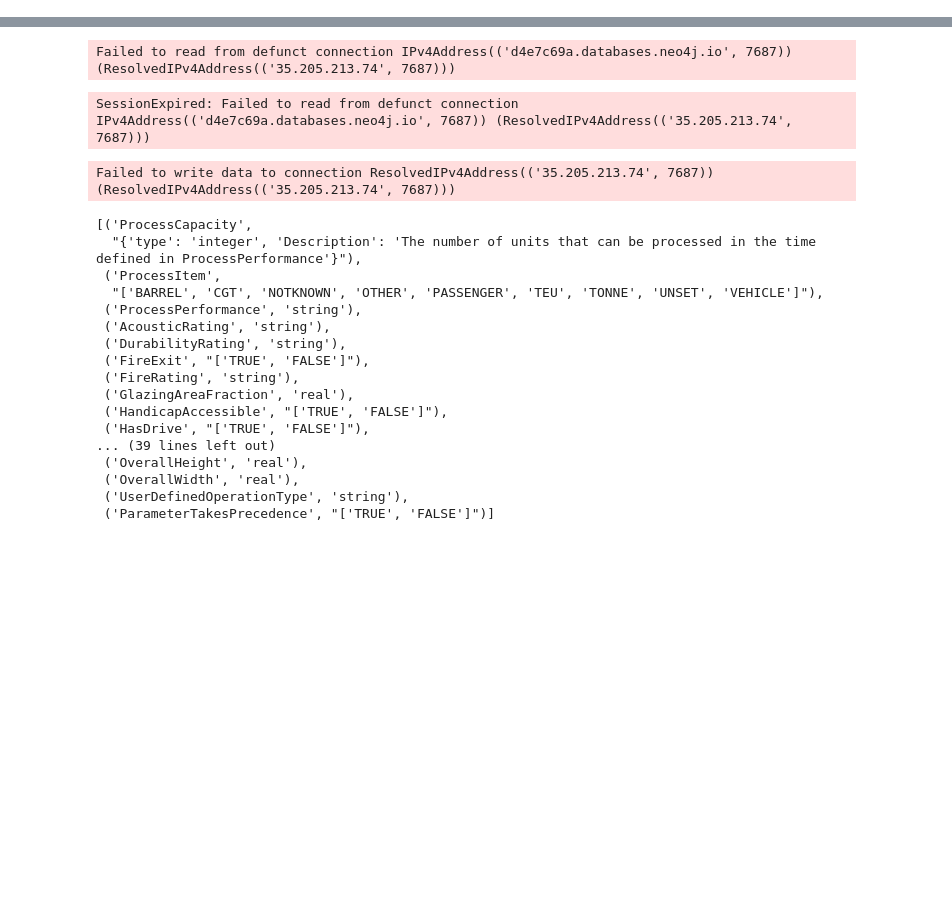
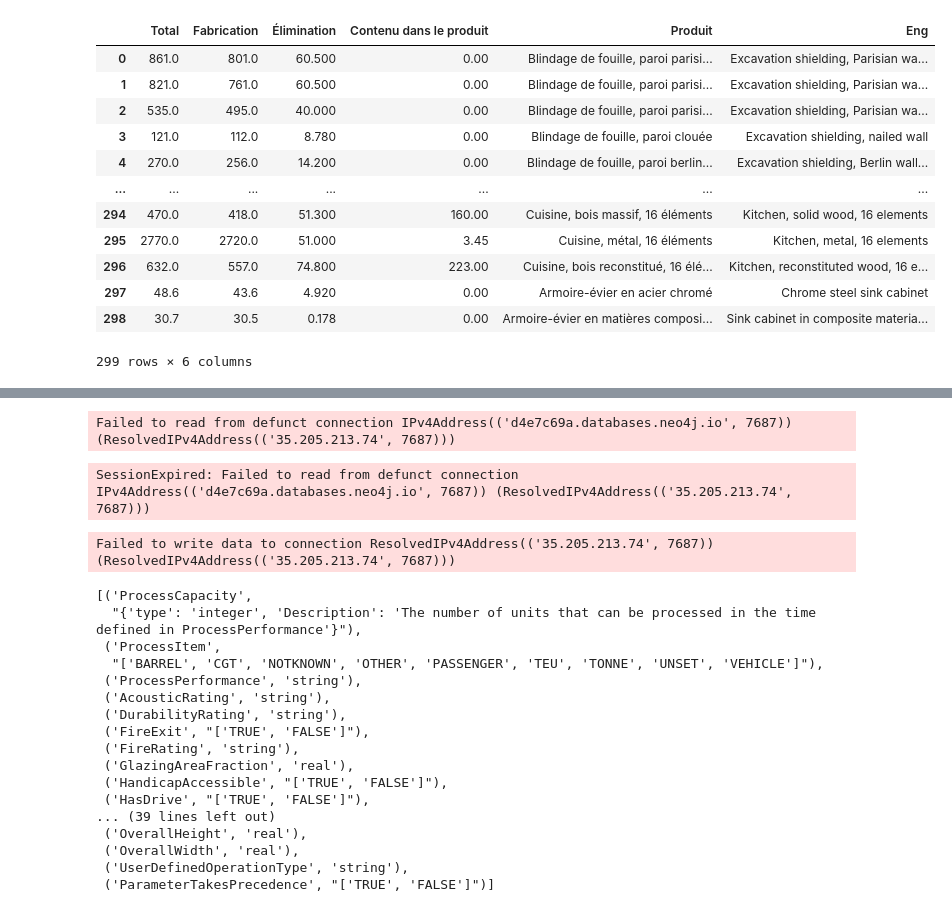
Before and after one commit to marsimaha/Reuse-Research-, a Jupyter notebook: app/test.ipynb, the cells around one changed output, grey strips where cells are left out. Cells and saved outputs as stored; diff of their text form; code cells hidden in the pictures; blank space fills up the shorter version.

```diff
--- a/app/test.ipynb
+++ b/app/test.ipynb
@@ -7,0 +13,19 @@ model = SentenceTransformer('sentence-transformers/paraphrase-multilingual-MiniL
+# %%
+co2_mat = pd.read_excel("co2mat.xlsx", sheet_name="Sheet2")
+mat = co2_mat["Eng"].to_list()
+# %%
+co2_mat
+# %% [output]
+|  | Total | Fabrication | Élimination | Contenu dans le produit | Produit | Eng |
+| 0 | 861.0 | 801.0 | 60.500 | 0.00 | Blindage de fouille, paroi parisi... | Excavation shielding, Parisian wa... |
+| 1 | 821.0 | 761.0 | 60.500 | 0.00 | Blindage de fouille, paroi parisi... | Excavation shielding, Parisian wa... |
+| 2 | 535.0 | 495.0 | 40.000 | 0.00 | Blindage de fouille, paroi parisi... | Excavation shielding, Parisian wa... |
+| 3 | 121.0 | 112.0 | 8.780 | 0.00 | Blindage de fouille, paroi clouée | Excavation shielding, nailed wall |
+| 4 | 270.0 | 256.0 | 14.200 | 0.00 | Blindage de fouille, paroi berlin... | Excavation shielding, Berlin wall... |
+| ... | ... | ... | ... | ... | ... | ... |
+| 294 | 470.0 | 418.0 | 51.300 | 160.00 | Cuisine, bois massif, 16 éléments | Kitchen, solid wood, 16 elements |
+| 295 | 2770.0 | 2720.0 | 51.000 | 3.45 | Cuisine, métal, 16 éléments | Kitchen, metal, 16 elements |
+| 296 | 632.0 | 557.0 | 74.800 | 223.00 | Cuisine, bois reconstitué, 16 élé... | Kitchen, reconstituted wood, 16 e... |
+| 297 | 48.6 | 43.6 | 4.920 | 0.00 | Armoire-évier en acier chromé | Chrome steel sink cabinet |
+| 298 | 30.7 | 30.5 | 0.178 | 0.00 | Armoire-évier en matières composi... | Sink cabinet in composite materia... |
+299 rows × 6 columns
```
Also changed, not shown: parts of 5 cells of this notebook, 12 other files.
